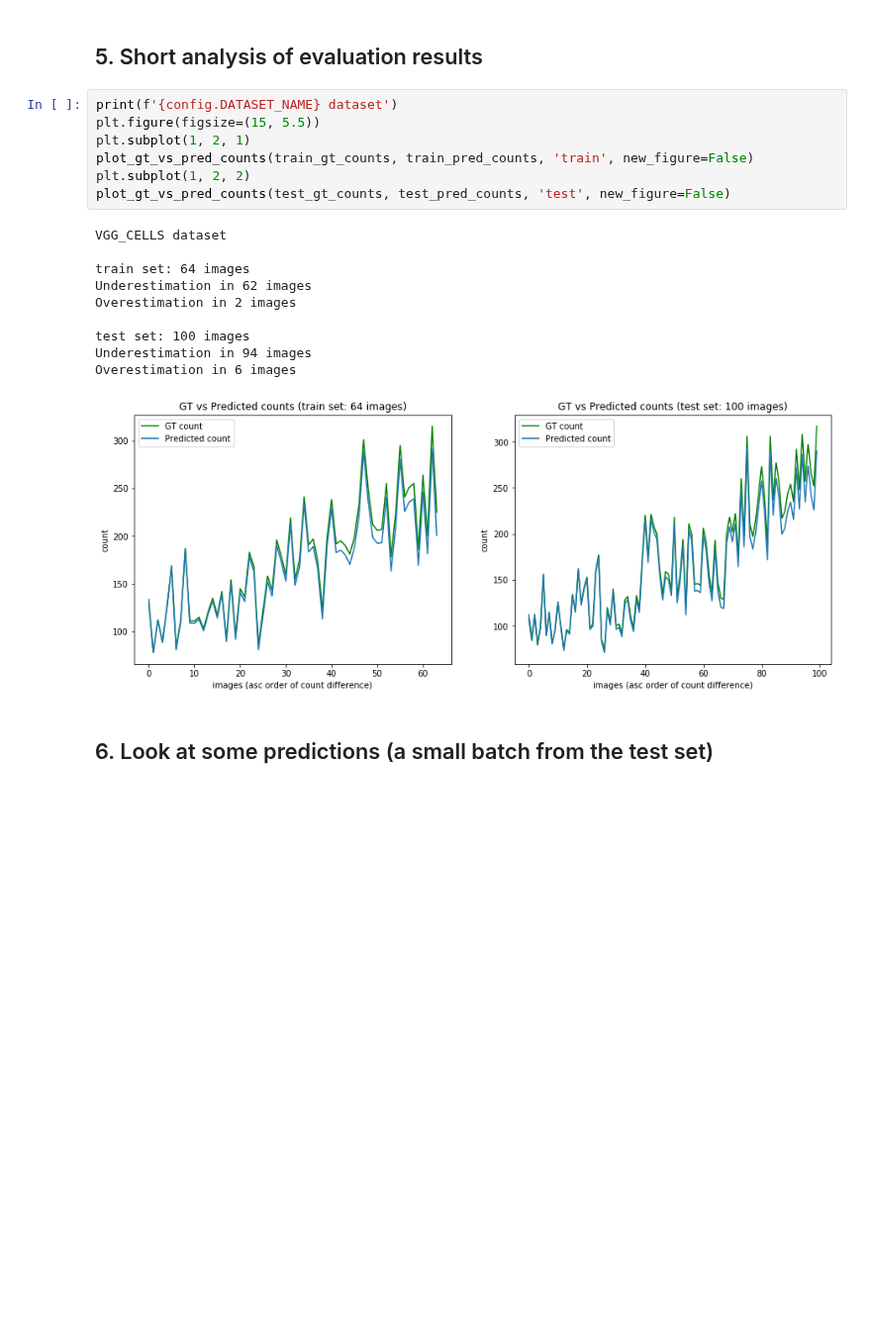
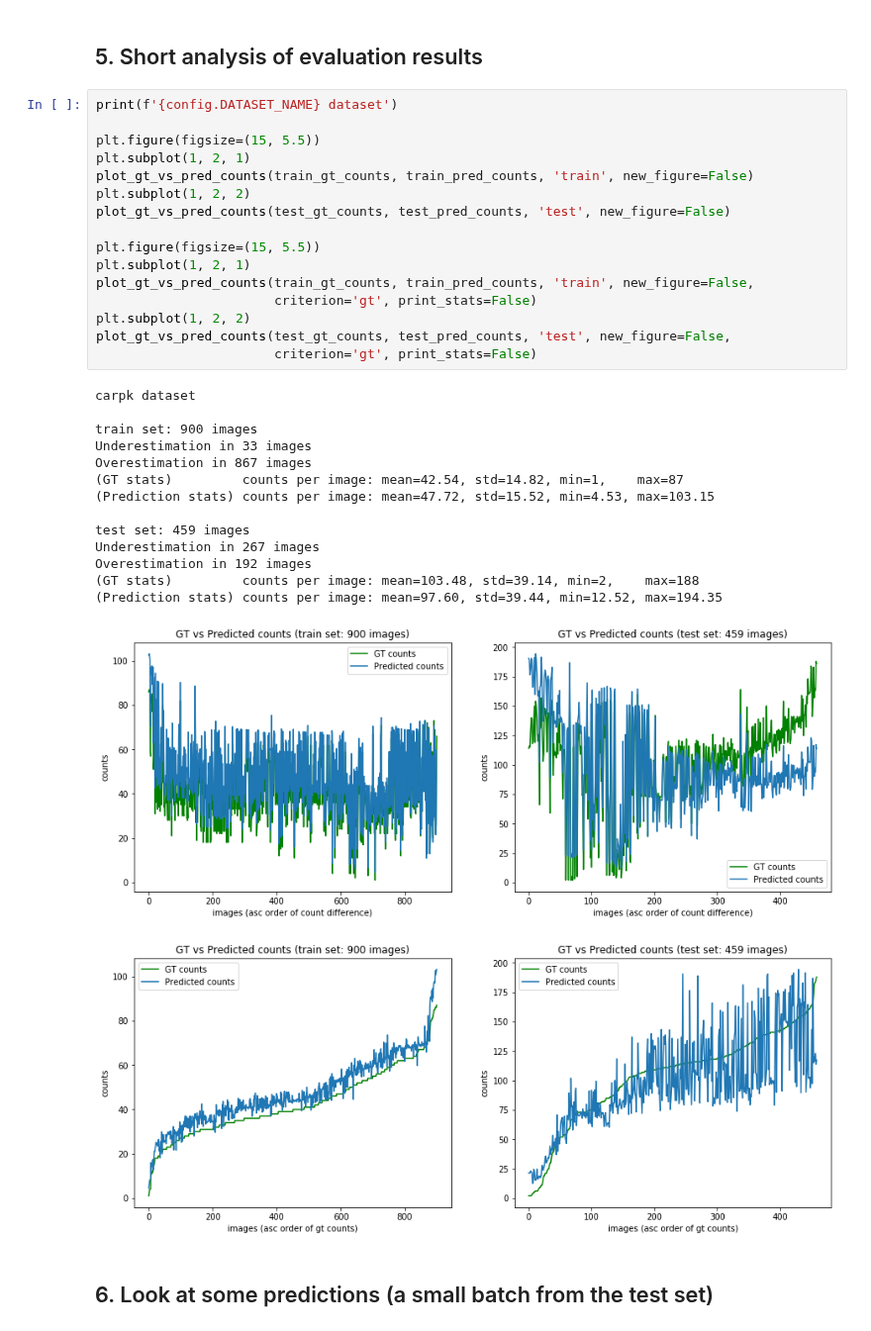
Before and after one commit to Tudor67/Object-Counting, a Jupyter notebook: experiments/1_fcrn_a/test.ipynb, the cells around one changed output. Shown at 99% size. Cells and saved outputs as stored; diff of their text form; blank space fills up the shorter version.

Commit message:
added fcrn_a experiment on carpk (mse loss, full images, 15 epochs) & updated plot_gt_vs_pred_counts

```diff
--- a/experiments/1_fcrn_a/test.ipynb
+++ b/experiments/1_fcrn_a/test.ipynb
@@ -84,22 +84,36 @@ df.head(3)
 ## 5. Short analysis of evaluation results
 # %%
 print(f'{config.DATASET_NAME} dataset')
+
 plt.figure(figsize=(15, 5.5))
 plt.subplot(1, 2, 1)
 plot_gt_vs_pred_counts(train_gt_counts, train_pred_counts, 'train', new_figure=False)
 plt.subplot(1, 2, 2)
 plot_gt_vs_pred_counts(test_gt_counts, test_pred_counts, 'test', new_figure=False)
+
+plt.figure(figsize=(15, 5.5))
+plt.subplot(1, 2, 1)
+plot_gt_vs_pred_counts(train_gt_counts, train_pred_counts, 'train', new_figure=False,
+                       criterion='gt', print_stats=False)
+plt.subplot(1, 2, 2)
+plot_gt_vs_pred_counts(test_gt_counts, test_pred_counts, 'test', new_figure=False,
+                       criterion='gt', print_stats=False)
 # %% [output]
-VGG_CELLS dataset
+carpk dataset
 
-train set: 64 images
-Underestimation in 62 images
-Overestimation in 2 images
+train set: 900 images
+Underestimation in 33 images
+Overestimation in 867 images
+(GT stats)         counts per image: mean=42.54, std=14.82, min=1,    max=87
+(Prediction stats) counts per image: mean=47.72, std=15.52, min=4.53, max=103.15
 
-test set: 100 images
-Underestimation in 94 images
-Overestimation in 6 images
+test set: 459 images
+Underestimation in 267 images
+Overestimation in 192 images
+(GT stats)         counts per image: mean=103.48, std=39.14, min=2,    max=188
+(Prediction stats) counts per image: mean=97.60, std=39.44, min=12.52, max=194.35
-[figure, old version]
+[figure, new version]
+[figure, added]
 # %% [markdown]
 ## 6. Look at some predictions (a small batch from the test set)
 # %%
```
Also changed, not shown: parts of 4 cells of this notebook, 7 other files.
